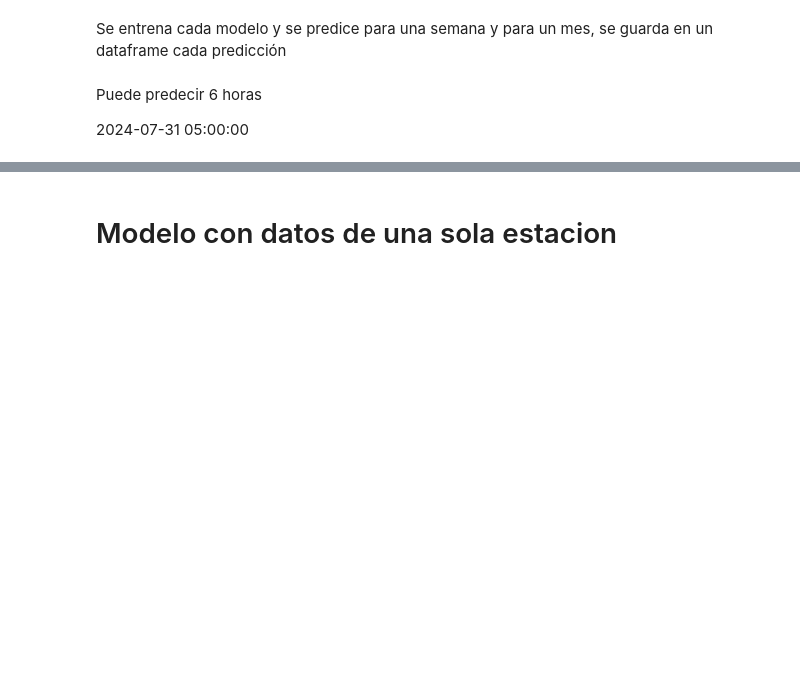
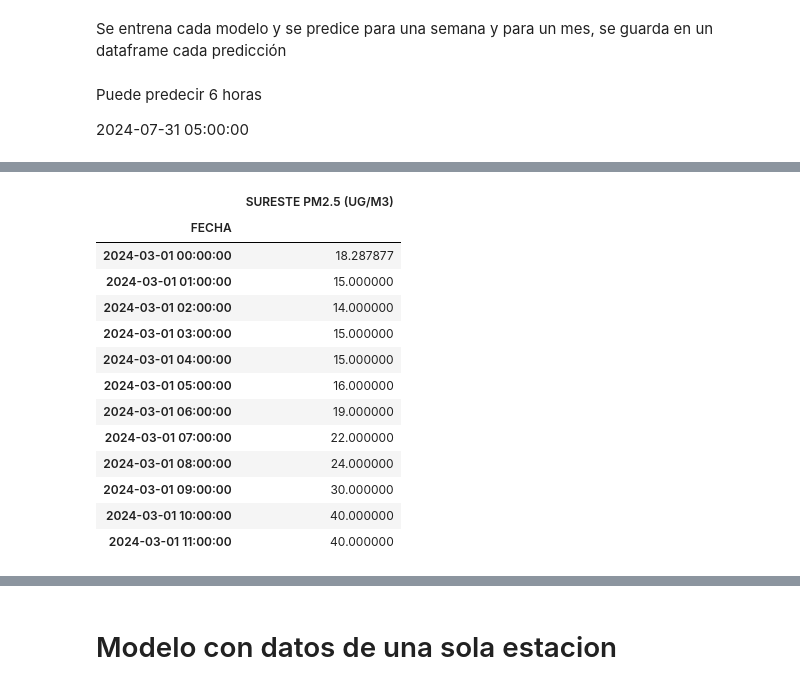
Before and after one commit to Huesoro/Multivariate_Analysis, a Jupyter notebook: Histgradientboosting.ipynb, the cells around one changed output, grey strips where cells are left out. Drawn from its saved outputs; the diff is of its cells as text; code cells hidden in the pictures; blank space fills up the shorter version.

```diff
--- a/Histgradientboosting.ipynb
+++ b/Histgradientboosting.ipynb
@@ -235,5 +268,20 @@ predictions
 # %%
 # Get the models stats
-data_test.filter(regex=("SURESTE PM2.5")).loc["2024-07-31"].head(6)
+data_val.filter(regex=("SURESTE PM2.5")).loc["2024-03-01"].head(12)
+# %% [output]
+|  | SURESTE PM2.5 (UG/M3) |
+| FECHA |  |
+| 2024-03-01 00:00:00 | 18.287877 |
+| 2024-03-01 01:00:00 | 15.000000 |
+| 2024-03-01 02:00:00 | 14.000000 |
+| 2024-03-01 03:00:00 | 15.000000 |
+| 2024-03-01 04:00:00 | 15.000000 |
+| 2024-03-01 05:00:00 | 16.000000 |
+| 2024-03-01 06:00:00 | 19.000000 |
+| 2024-03-01 07:00:00 | 22.000000 |
+| 2024-03-01 08:00:00 | 24.000000 |
+| 2024-03-01 09:00:00 | 30.000000 |
+| 2024-03-01 10:00:00 | 40.000000 |
+| 2024-03-01 11:00:00 | 40.000000 |
 # %%
 # Get the R^2, RMSE, MAE and MAPE
```
Also changed, not shown: parts of 20 cells of this notebook.
